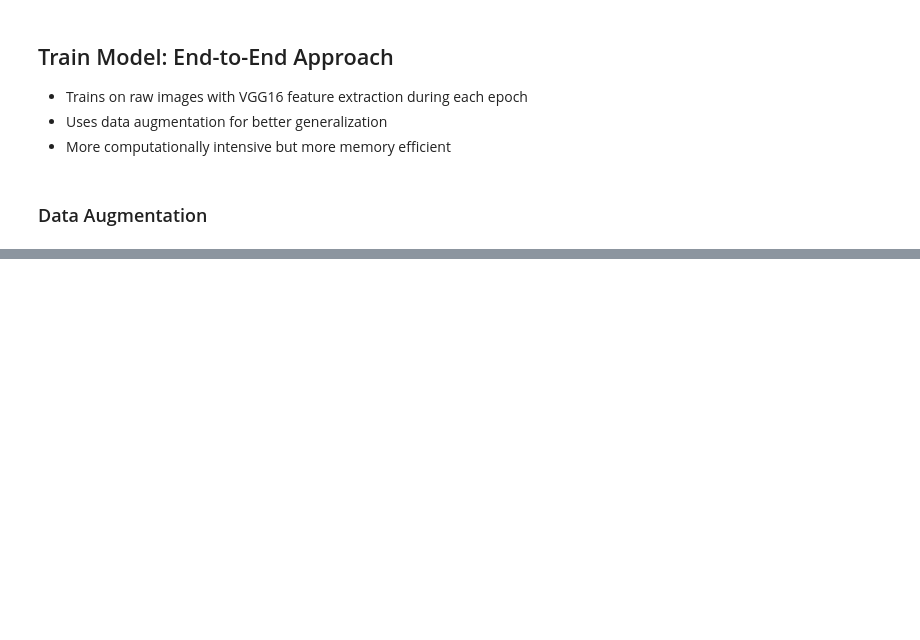
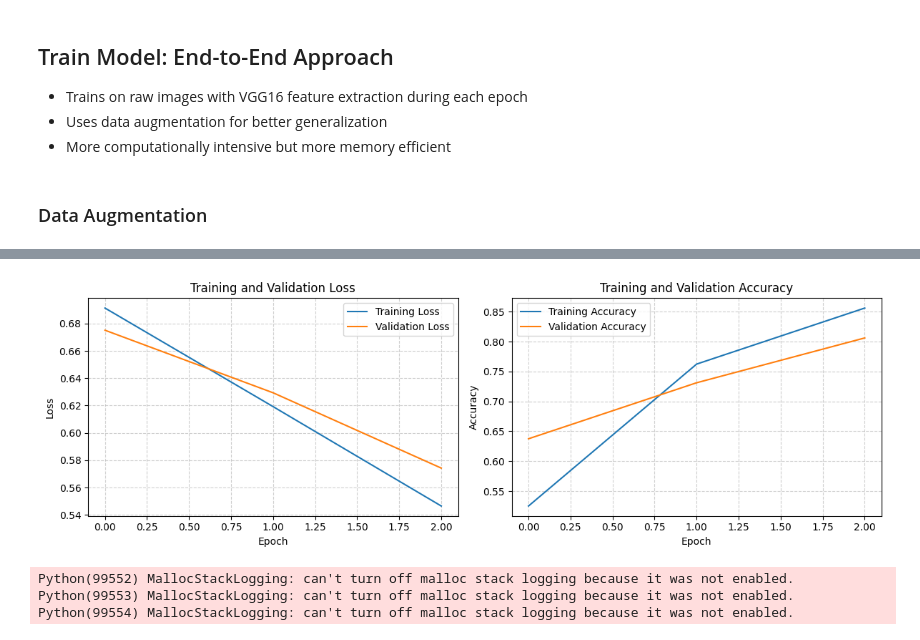
Before and after one commit to akatelync/ml-boilerplate, a Jupyter notebook: notebooks/cnn.ipynb, the cells around one changed output, grey strips where cells are left out. Drawn from its saved outputs; the diff is of its cells as text; code cells hidden in the pictures; blank space fills up the shorter version.

```diff
--- a/notebooks/cnn.ipynb
+++ b/notebooks/cnn.ipynb
@@ -424,0 +596,16 @@ eval_metrics = evaluate_model(
+# %%
+LEARNING_RATE = 2e-5
+
+model = CustomVGG16(fine_tune_from_layer=24).to(DEVICE)
+criterion = nn.BCELoss()
+optimizer = optim.Adam(model.parameters(), lr=LEARNING_RATE)
+
+history, trained_model = train_model(
+    model=model,
+    train_loader=train_loader,
+    val_loader=val_loader,
+    criterion=criterion,
+    optimizer=optimizer,
+    device=DEVICE,
+    num_epochs=3,
+)
@@ -424,0 +653,15 @@ eval_metrics = evaluate_model(
+# %%
+plot_training_history(history)
+# %% [output]
+[figure, added]
+# %%
+eval_metrics = evaluate_model(
+    model=trained_model,
+    test_loader=test_loader,
+    criterion=criterion,
+    device=DEVICE,
+)
+# %% [output]
+Python(99552) MallocStackLogging: can't turn off malloc stack logging because it was not enabled.
+Python(99553) MallocStackLogging: can't turn off malloc stack logging because it was not enabled.
+Python(99554) MallocStackLogging: can't turn off malloc stack logging because it was not enabled.
```
Also changed, not shown: parts of 13 cells of this notebook, 4 other files.
